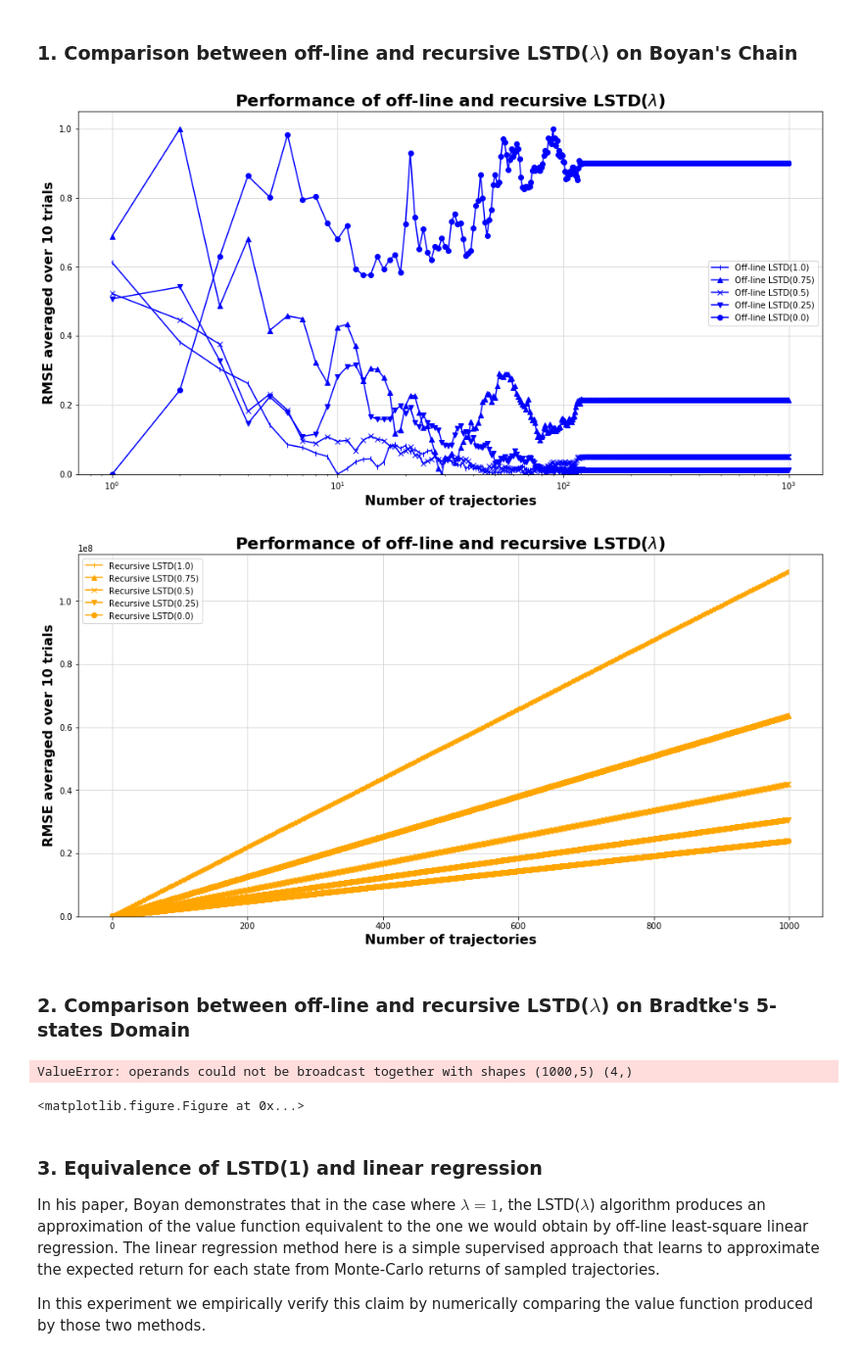
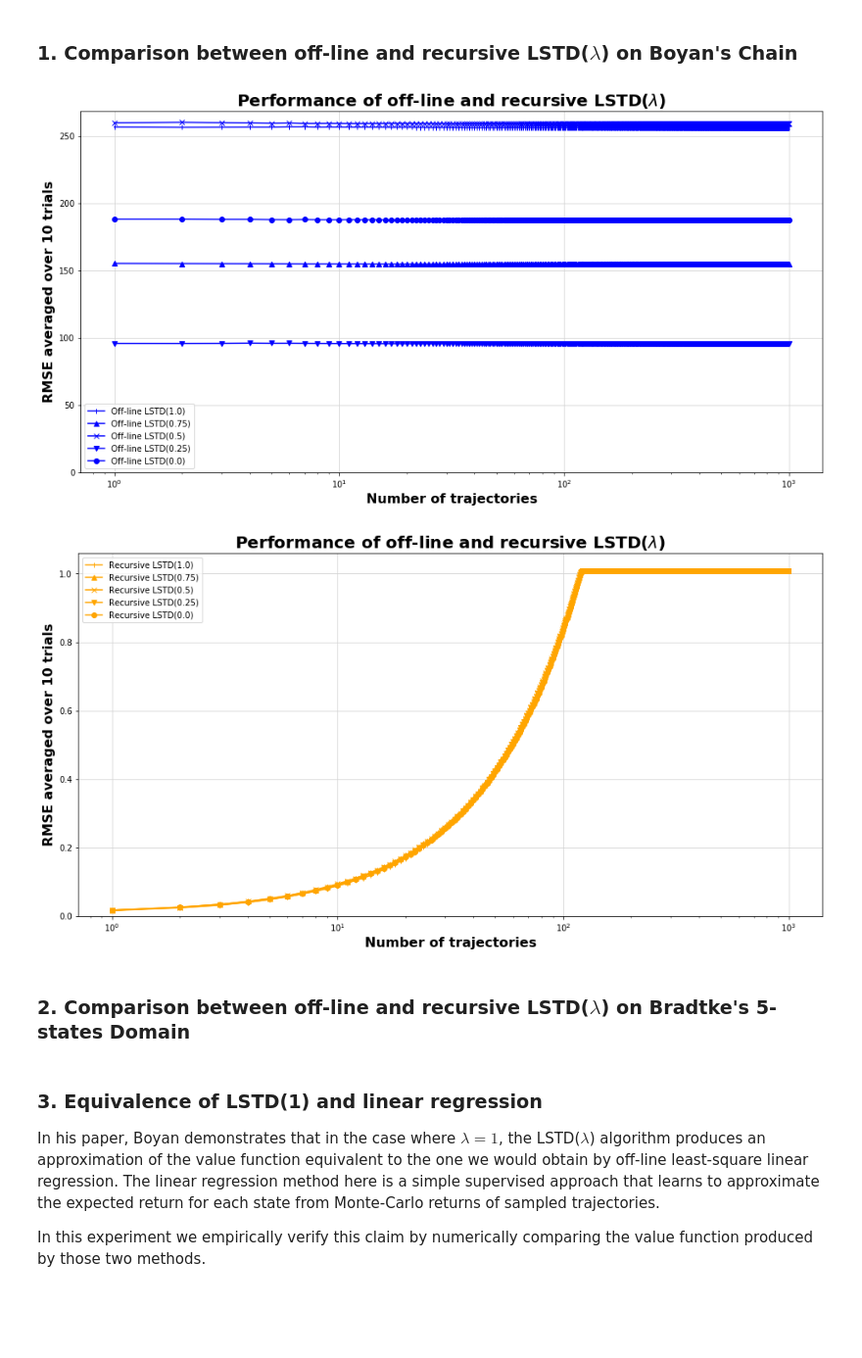
Before and after one commit to julienroy13/COMP767-assignments, a Jupyter notebook: Week4-FunctionApproximation/LSTD_lambda.ipynb, the cells around one changed output. Shown at 98% size. Cells and saved outputs as stored; diff of their text form; code cells hidden in the pictures; blank space fills up the shorter version.

Commit message:
Changed normalization in graphs

```diff
--- a/Week4-FunctionApproximation/LSTD_lambda.ipynb
+++ b/Week4-FunctionApproximation/LSTD_lambda.ipynb
@@ -336,35 +336,35 @@ plt.figure(figsize=(16, 8))
 # Run experiments for different lambda values for the off-line algorithm
 for lamda, marker in tqdm(zip(lambdas, markers)):
 
     RMSE_offline = np.zeros(shape=(n_trials, n_trajectories))
     for trial in range(n_trials):
 
         # Run one experiment for n_trajectories
         betas_offline = LSTD(lambda : make_BoyanChain(BOYAN_CHAIN), boyan_features, 1., lamda, n_trajectories)
 
         # Computes RMS error of predicted values over all states compared to optimal values (computed with parameters beta_star)
         predicted_Vs = np.dot(betas_offline, boyan_features.T)
         optimal_V = np.dot(beta_star, boyan_features.T)
         RMSE_offline[trial] = np.sqrt(np.mean((predicted_Vs - optimal_V)**2, axis=1))
 
     # Take average of RMSE over the 10 trials
     avg_RMSE_offline = np.mean(RMSE_offline, axis=0)
-    avg_RMSE_offline = (avg_RMSE_offline - np.min(avg_RMSE_offline)) / (np.max(avg_RMSE_offline) - np.min(avg_RMSE_offline))
+    avg_RMSE_offline = (avg_RMSE_offline) / (np.max(avg_RMSE_offline) - np.min(avg_RMSE_offline))
 
     # plot results
     plt.semilogx(avg_RMSE_offline, label="Off-line LSTD({})".format(lamda), color='blue', marker=marker)
 
 # Finalize figure
 plt.title('Performance of off-line and recursive LSTD($\lambda$)', fontsize=20, fontweight='bold')
 plt.xlabel('Number of trajectories', fontsize=16, fontweight='bold')
 plt.ylabel('RMSE averaged over {0} trials'.format(n_trials), fontsize=16, fontweight='bold')
 plt.legend(loc="best")
 plt.grid(True, color="lightgrey")
 plt.ylim(bottom=0)
 
 plt.show()
 # %% [output]
-[figure, old version]
+[figure, new version]
 # %%
 plt.figure(figsize=(16, 8))
 # Does exactly the same thing for the recursive algorithm
@@ -372,9 +372,12 @@ for lamda, marker in tqdm(zip(lambdas, markers)):
     RMSE_recursive = np.zeros(shape=(n_trials, n_trajectories))
     for trial in range(n_trials):
         betas_recursive = _r_lstd(lambda : make_BoyanChain(BOYAN_CHAIN), lambda x: boyan_features[x].reshape([-1, 1]), 1., lamda, n_trajectories)
-        RMSE_recursive[trial] = np.sqrt(np.mean((betas_recursive - beta_star)**2, axis=1))
+        predicted_Vs = np.dot(betas_recursive, boyan_features.T)
+        optimal_V = np.dot(beta_star, boyan_features.T)
+        RMSE_recursive[trial] = np.sqrt(np.mean((predicted_Vs - optimal_V)**2, axis=1))
     avg_RMSE_recursive = np.mean(RMSE_recursive, axis=0)
-    plt.plot(avg_RMSE_recursive, label="Recursive LSTD({})".format(lamda), color='orange', marker=marker)
+    avg_RMSE_recursive = (avg_RMSE_recursive) / (np.max(avg_RMSE_recursive) - np.min(avg_RMSE_recursive))
+    plt.semilogx(avg_RMSE_recursive, label="Recursive LSTD({})".format(lamda), color='orange', marker=marker)
 
 # Finalize figure
 plt.title('Performance of off-line and recursive LSTD($\lambda$)', fontsize=20, fontweight='bold')
@@ -386,45 +389,6 @@ plt.ylim(bottom=0)
 
 plt.show()
 # %% [output]
-[figure, old version]
+[figure, new version]
 # %% [markdown]
 ### 2. Comparison between off-line and recursive LSTD($\lambda$) on Bradtke's 5-states Domain
-# %%
-n_trials = 10
-n_trajectories = 1000
-lambdas = [1., 0.75, 0.50, 0.25, 0.]
-markers = ["|", "^", "x", "v", "o"]
-
-beta_star = np.array([-24., -16., -8., 0.])
-plt.figure(figsize=(16, 8))
-
-# Run experiments for different lambda values for the off-line algorithm
-for lamda, marker in tqdm(zip(lambdas, markers)):
-
-    RMSE_offline = np.zeros(shape=(n_trials, n_trajectories))
-    for trial in range(n_trials):
-
-        # Run one experiment for n_trajectories
-        betas_offline = _lstd(lambda : make_BradtkeDomain(BRADTKE_DOMAIN), lambda x: bradtke_features[x].reshape([-1, 1]), 1., lamda, n_trajectories)
-
-        # Computes RMS error (with respect to optimal parameters beta_star)
-        RMSE_offline[trial] = np.sqrt(np.mean((betas_offline - beta_star)**2, axis=1))
-
-    # Take average of RMSE over the 10 trials
-    avg_RMSE_offline = np.mean(RMSE_offline, axis=0)
-
-    # plot results
-    plt.plot(avg_RMSE_offline, label="Off-line LSTD({})".format(lamda), color='blue', marker=marker)
-
-# Finalize figure
-plt.title('Performance of off-line and recursive LSTD($\lambda$)', fontsize=20, fontweight='bold')
-plt.xlabel('Number of trajectories', fontsize=16, fontweight='bold')
-plt.ylabel('RMSE averaged over {0} trials'.format(n_trials), fontsize=16, fontweight='bold')
-plt.legend(loc="best")
-plt.grid(True, color="lightgrey")
-plt.ylim(bottom=0)
-
-plt.show()
-# %% [output]
-ValueError: operands could not be broadcast together with shapes (1000,5) (4,)
-<matplotlib.figure.Figure at 0x...>
```
Also changed, not shown: parts of 1 cell of this notebook.
